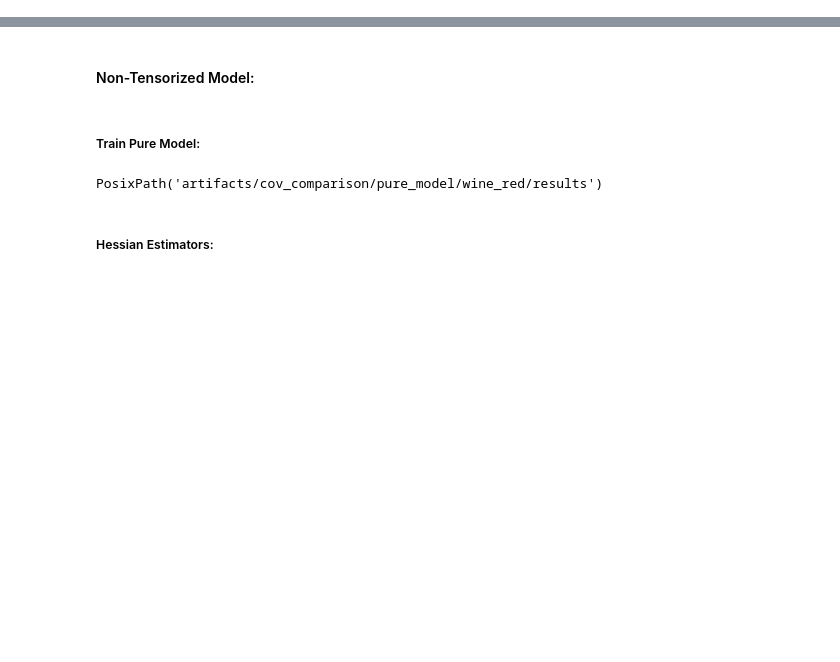
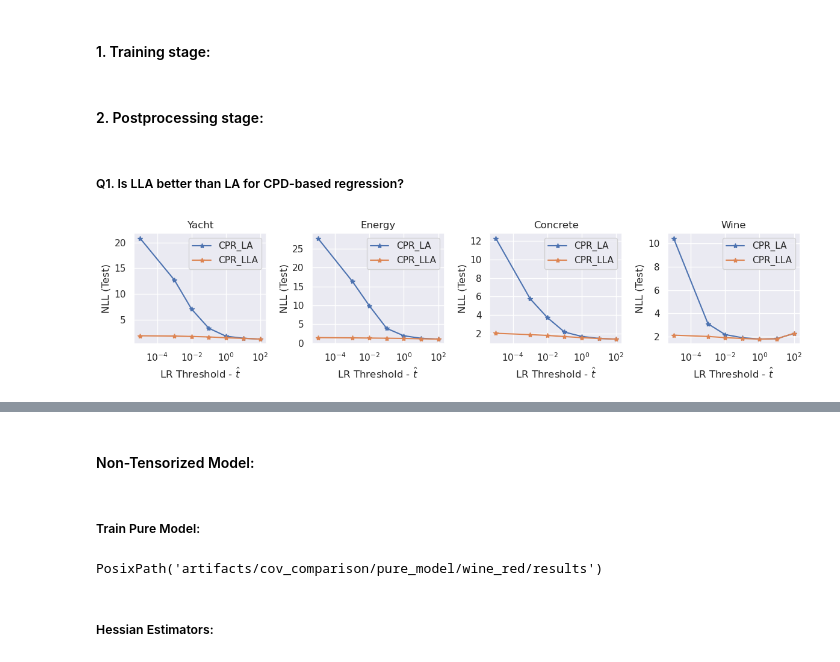
Before and after one commit to AlbMLpy/laplace-tnkm, a Jupyter notebook: real_data.ipynb, the cells around one changed output, grey strips where cells are left out. Cells and saved outputs as stored; diff of their text form; code cells hidden in the pictures; blank space fills up the shorter version.

```diff
--- a/real_data.ipynb
+++ b/real_data.ipynb
@@ -537,9 +0,0 @@ generate_prediction_gif(
-# %%
-opt = 'als'
-conf = {k:v[0] for k, v in params.items()}
-
-hess_dict = {}
-for hess_type in params['hess_type']:
-    conf['hess_type'] = hess_type
-    fmap, w_ten, kd, w_hess, w_cov, w_cholesky, tracker = train_model(x, y, grad_w, opt, conf)
-    hess_dict[hess_type] = np.array(w_hess)
@@ -577,0 +108,2 @@ norm_frob(L.dot(L.T) - w_hess)
+# %% [markdown]
+#### 1. Training stage:
@@ -577,0 +147,4 @@ norm_frob(L.dot(L.T) - w_hess)
+# %% [markdown]
+#### 2. Postprocessing stage:
+# %% [markdown]
+##### Q1. Is LLA better than LA for CPD-based regression?
@@ -577,0 +216,40 @@ norm_frob(L.dot(L.T) - w_hess)
+# %%
+SAVE_DIR = Path(f'./artifacts/cov_comparison/Q1_LLAvsLA/results/')
+create_dir_if_not_exists(SAVE_DIR)
+
+hess_type = 'full'
+data_name_list = ['yacht', 'energy', 'concrete', 'wine_red']
+multi_y_lists, leg_lists, titles = [], [], []
+for data_name in data_name_list:
+    hess_type = 'full'
+
+    x_name, y_name = 'hess_th', 'nll_test'
+    y_list, leg_list = [], []
+    model_name_list = ['cpr_la', 'cpr_lla']
+    for model_name in model_name_list:
+        res_dir = Path(f'./artifacts/cov_comparison/{model_name}/{data_name}/training_artifacts/')
+        res_df = pd.read_csv(res_dir / 'nll_info.csv', index_col=0)
+        tdf = query_df(res_df, dict(hess_type=hess_type)).sort_values(by=x_name)
+        y_list.append(tdf[y_name].to_list())
+        leg_list.append(model_name.upper())
+        x_range = tdf[x_name].to_list()
+    multi_y_lists.append(y_list)
+    leg_lists.append(leg_list)
+    titles.append(data_name.split('_')[0].capitalize())
+
+plot_multiple_y_lists_subplots(
+    multi_y_lists=multi_y_lists,
+    x=x_range,
+    leg_lists=leg_lists,
+    titles=titles,
+    xlabel=r'LR Threshold - $\hat{t}$',
+    ylabel='NLL (Test)',
+    ncols=4,
+    x_scale='log',
+    y_scale='linear',
+    figsize=(12, 3),
+    save_path=SAVE_DIR / f'linearization.png',
+    dpi=500,
+)
+# %% [output]
+[figure, added]
```
Also changed, not shown: parts of 43 cells of this notebook.
